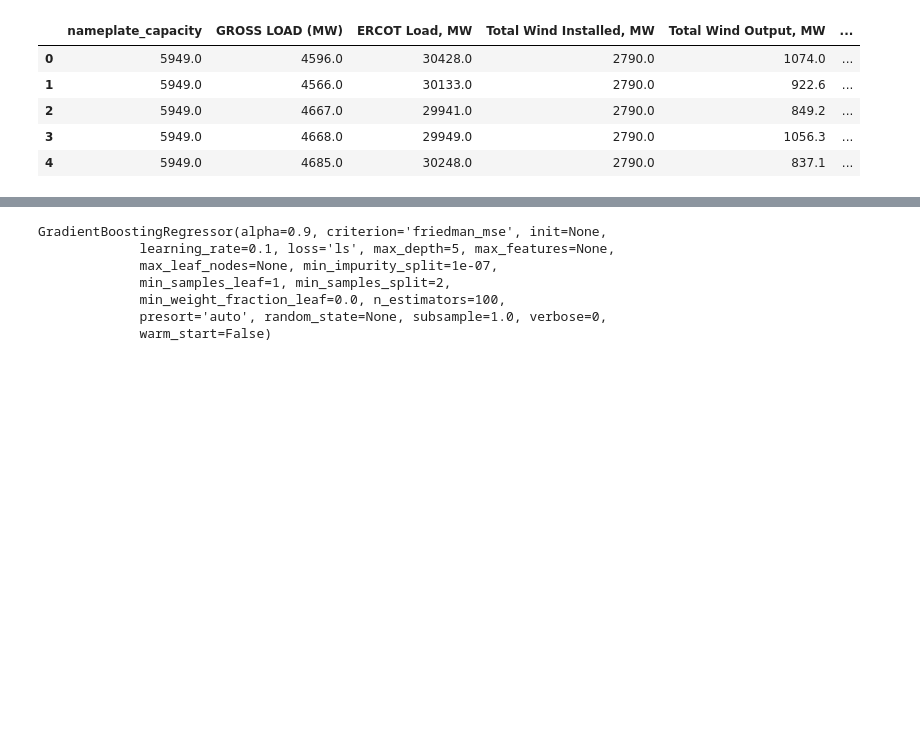
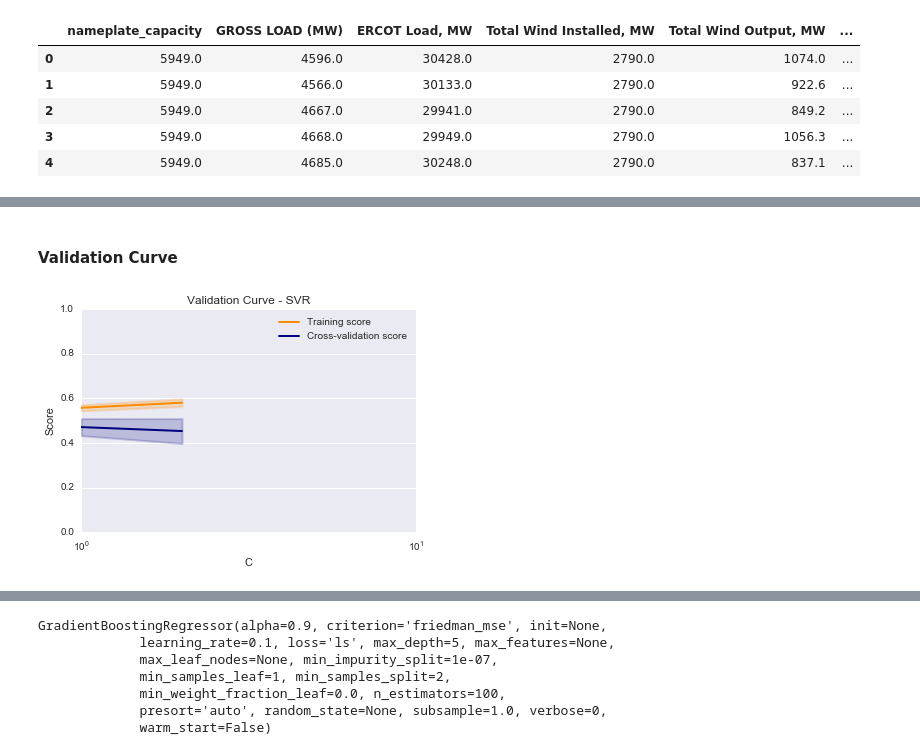
Before and after one commit to gschivley/ERCOT_power, a Jupyter notebook: Prediction model/sklearn gradientboosting.ipynb, the cells around one changed output, grey strips where cells are left out. Saved outputs shown, nothing was run; the diff lists cells and outputs as text; code cells hidden in the pictures; blank space fills up the shorter version.

```diff
--- a/Prediction model/sklearn gradientboosting.ipynb
+++ b/Prediction model/sklearn gradientboosting.ipynb
@@ -229,3 +200,33 @@ gb_gs.score(X_cv, y_cv.loc[:,'Gen Change (MW)'])
+# %% [markdown]
+#### Validation Curve
+# %%
+train_scores, valid_scores = validation_curve(GradientBoostingRegressor(), X_train, y_train.loc[:,"Gen Change (MW)"], "n_estimators", [100, 200, 400])
+
+train_scores_mean = np.mean(train_scores, axis=1)
+train_scores_std = np.std(train_scores, axis=1)
+valid_scores_mean = np.mean(valid_scores, axis=1)
+valid_scores_std = np.std(valid_scores, axis=1)
+
+plt.title("Validation Curve - SVR")
+plt.xlabel("C")
+plt.ylabel("Score")
+plt.ylim(0.0, 1)
+lw = 2
+param_range = range(0, 3)
+plt.semilogx(param_range, train_scores_mean, label="Training score",
+             color="darkorange", lw=lw)
+plt.fill_between(param_range, train_scores_mean - train_scores_std,
+                 train_scores_mean + train_scores_std, alpha=0.2,
+                 color="darkorange", lw=lw)
+plt.semilogx(param_range, valid_scores_mean, label="Cross-validation score",
+             color="navy", lw=lw)
+plt.fill_between(param_range, valid_scores_mean - valid_scores_std,
+                 valid_scores_mean + valid_scores_std, alpha=0.2,
+                 color="navy", lw=lw)
+plt.legend(loc="best")
+plt.show()
+# %% [output]
+[figure, added]
 # %%
 gb_gs.best_params_
 gb_gs.best_index_
```
Also changed, not shown: parts of 20 cells of this notebook, 1 other file.
